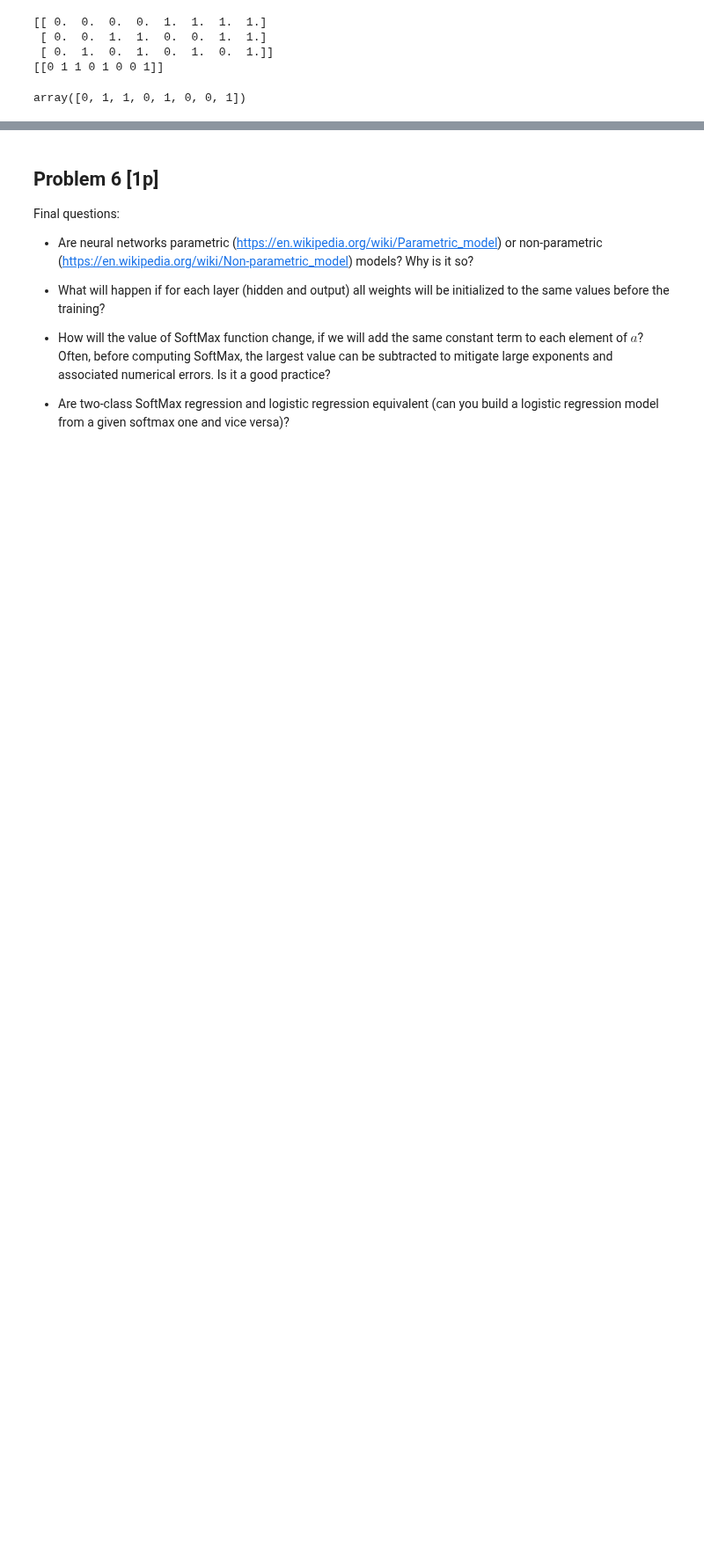
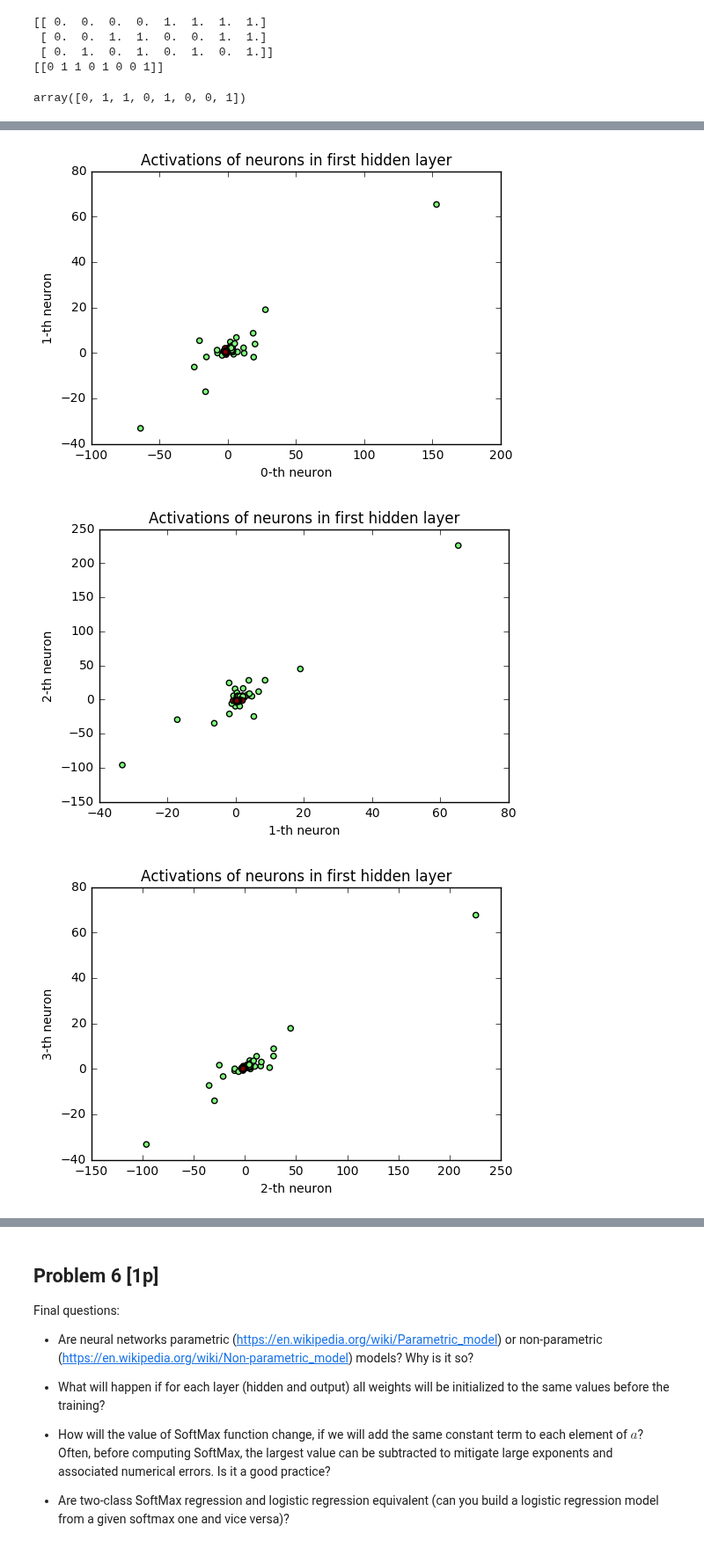
Before and after one commit to sequba/nn_assignments, a Jupyter notebook: assignment4/Assignment4.ipynb, the cells around one changed output, grey strips where cells are left out. Shown at 88% size. Cells and saved outputs as stored; diff of their text form; code cells hidden in the pictures; blank space fills up the shorter version.

Commit message:
Bonus task from problem 5 done
Signed-off-by: Jakub Sękowski <sequba@gmail.com>

```diff
--- a/assignment4/Assignment4.ipynb
+++ b/assignment4/Assignment4.ipynb
@@ -435,7 +435,7 @@ eg. for the input layer:
   Use the L-BFGS optimizer from `scipy.optimize` to minimize
   your function (particularly: the loss) and find the right $\Theta$.
 # %%
-def TwoLayerNet_implementation(ThetaFlat, ThetaShapes, X, Y=None, return_probabilities=False):
+def TwoLayerNet_implementation(ThetaFlat, ThetaShapes, X, Y=None, return_probabilities=False, return_hidden=False):
     """
     Compute the outputs of a softmax classifier, or the loss and gradient
 
@@ -486,7 +486,15 @@ def TwoLayerNet_implementation(ThetaFlat, ThetaShapes, X, Y=None, return_probabi
     O /= s
 
     if return_probabilities:
-        return O
+        if return_hidden:
+            # normalize A1 and A2
+            s = np.sum(A1, axis=0)
+            A1 /= s
+            s = np.sum(A2, axis=0)
+            A2 /= s
+            return (A1,A2,O)
+        else:
+            return O
 
     #The loss is the average per-sample nll (neg log likelihood)
     #The nll is the sum of the logarithms of probabilities assigned to each class
@@ -676,0 +679,19 @@ Training accurracy: 99.333333%
+# %%
+# (Bonus)
+# change network implementation code to return hidden activations.
+
+# hidden activation visualisation:
+(act, _, prob) = TwoLayerNet_implementation(ThetaOpt, ThetaShape, IrisNormX, return_probabilities=True, return_hidden=True)
+
+for i in range(9):
+    scatter(act[i,:], act[i+1,:], c=prob.argmax(0))
+    xlabel(str(i)+'-th neuron')
+    ylabel(str(i+1)+'-th neuron')
+    title('Activations of neurons in first hidden layer')
+    show()
+
+# second layer looks more interesting but it's sort of trivial
+# %% [output]
+[figure, added]
+[figure, added]
+[figure, added]
```
Also changed, not shown: parts of 4 cells of this notebook.
